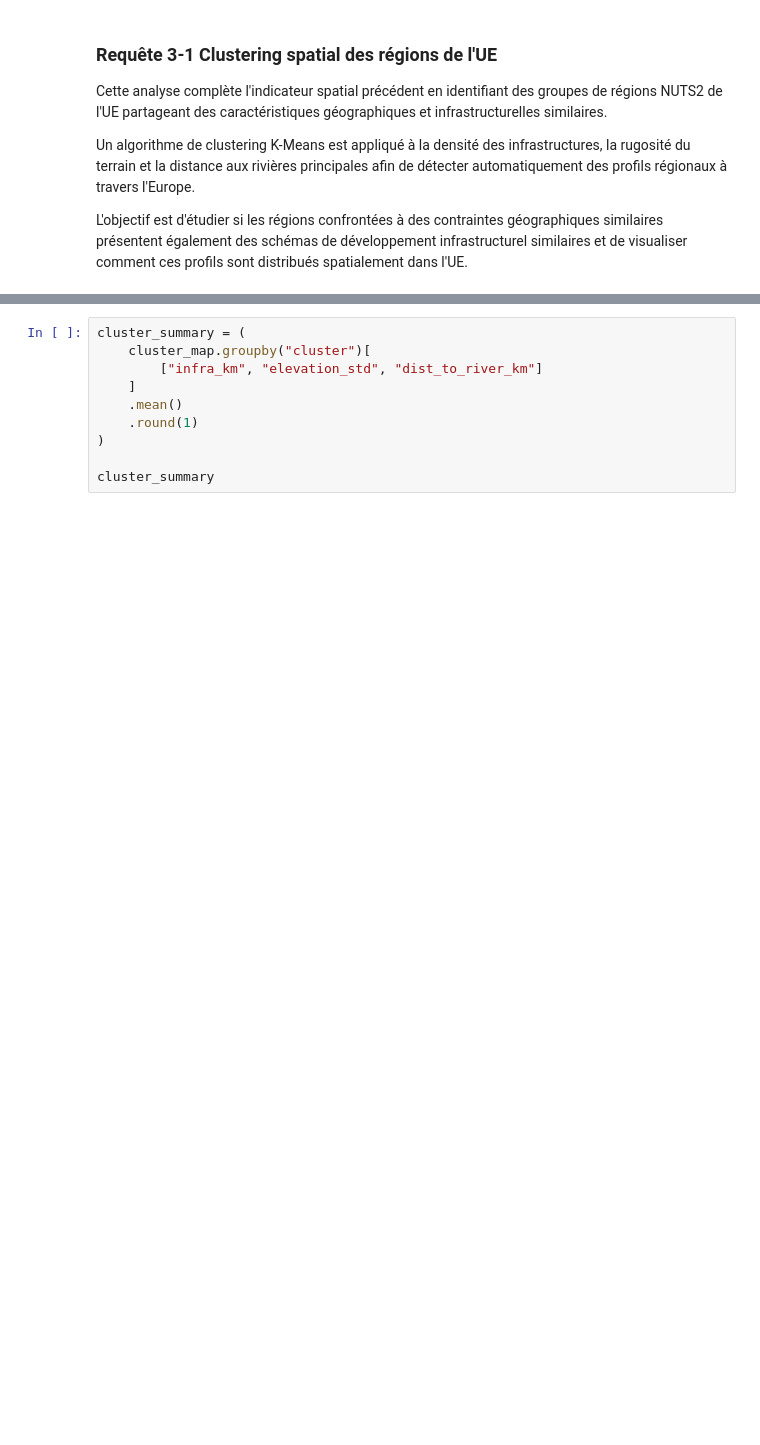
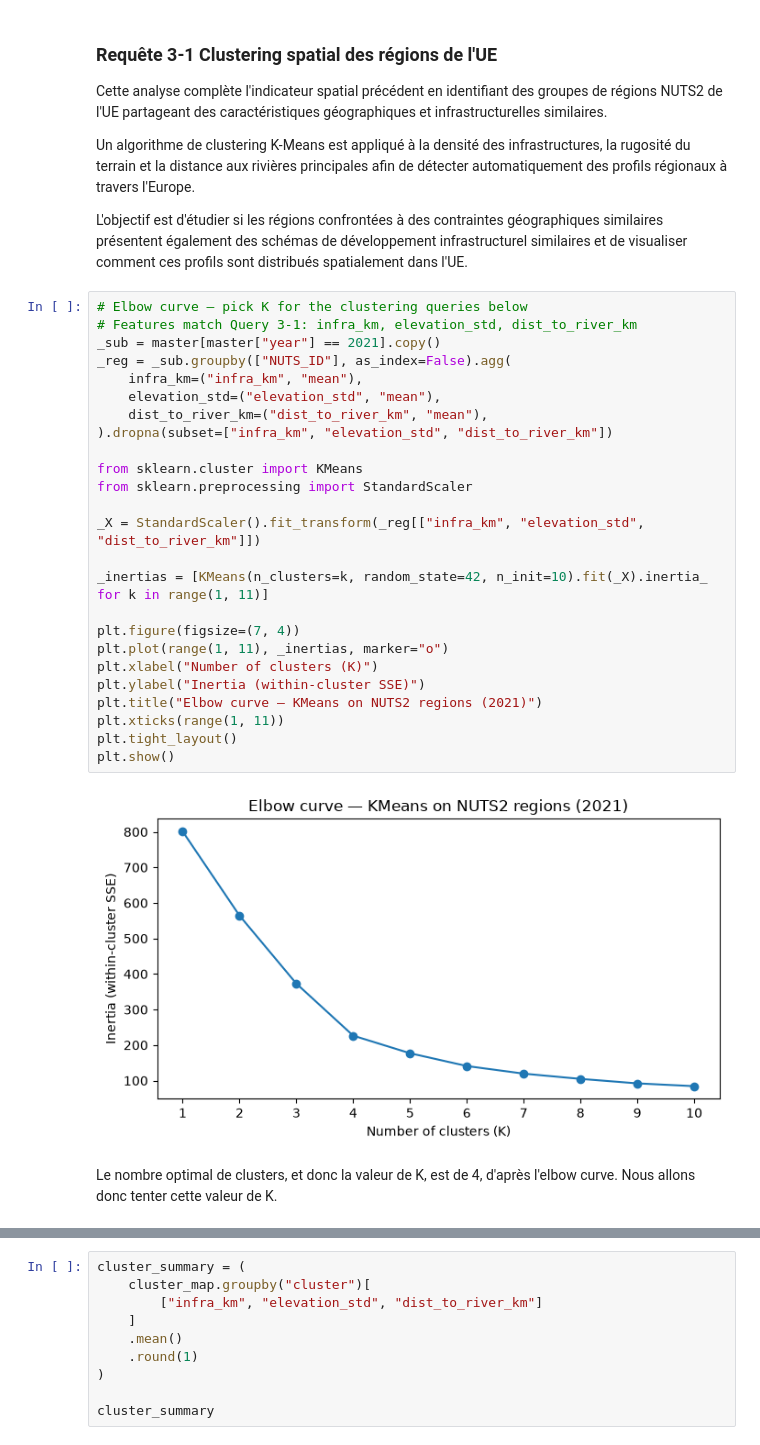
Before and after one commit to mothland/data-analysis-esilv-project, a Jupyter notebook: notebook_skeleton.ipynb, the cells around one changed output, grey strips where cells are left out. Saved outputs shown, nothing was run; the diff lists cells and outputs as text; blank space fills up the shorter version.

Commit message:
elbow curve fix

```diff
--- a/notebook_skeleton.ipynb
+++ b/notebook_skeleton.ipynb
@@ -1052,4 +1053,33 @@ Cette analyse complète l'indicateur spatial précédent en identifiant des grou
 Un algorithme de clustering K-Means est appliqué à la densité des infrastructures, la rugosité du terrain et la distance aux rivières principales afin de détecter automatiquement des profils régionaux à travers l'Europe.
 
 L'objectif est d'étudier si les régions confrontées à des contraintes géographiques similaires présentent également des schémas de développement infrastructurel similaires et de visualiser comment ces profils sont distribués spatialement dans l'UE.
+# %%
+# Elbow curve — pick K for the clustering queries below
+# Features match Query 3-1: infra_km, elevation_std, dist_to_river_km
+_sub = master[master["year"] == 2021].copy()
+_reg = _sub.groupby(["NUTS_ID"], as_index=False).agg(
+    infra_km=("infra_km", "mean"),
+    elevation_std=("elevation_std", "mean"),
+    dist_to_river_km=("dist_to_river_km", "mean"),
+).dropna(subset=["infra_km", "elevation_std", "dist_to_river_km"])
+
+from sklearn.cluster import KMeans
+from sklearn.preprocessing import StandardScaler
+
+_X = StandardScaler().fit_transform(_reg[["infra_km", "elevation_std", "dist_to_river_km"]])
+
+_inertias = [KMeans(n_clusters=k, random_state=42, n_init=10).fit(_X).inertia_ for k in range(1, 11)]
+
+plt.figure(figsize=(7, 4))
+plt.plot(range(1, 11), _inertias, marker="o")
+plt.xlabel("Number of clusters (K)")
+plt.ylabel("Inertia (within-cluster SSE)")
+plt.title("Elbow curve — KMeans on NUTS2 regions (2021)")
+plt.xticks(range(1, 11))
+plt.tight_layout()
+plt.show()
+# %% [output]
+[figure, added]
+# %% [markdown]
+Le nombre optimal de clusters, et donc la valeur de K, est de 4, d'après l'elbow curve. Nous allons donc tenter cette valeur de K.
 # %%
```
Also changed, not shown: parts of 2 cells of this notebook.
